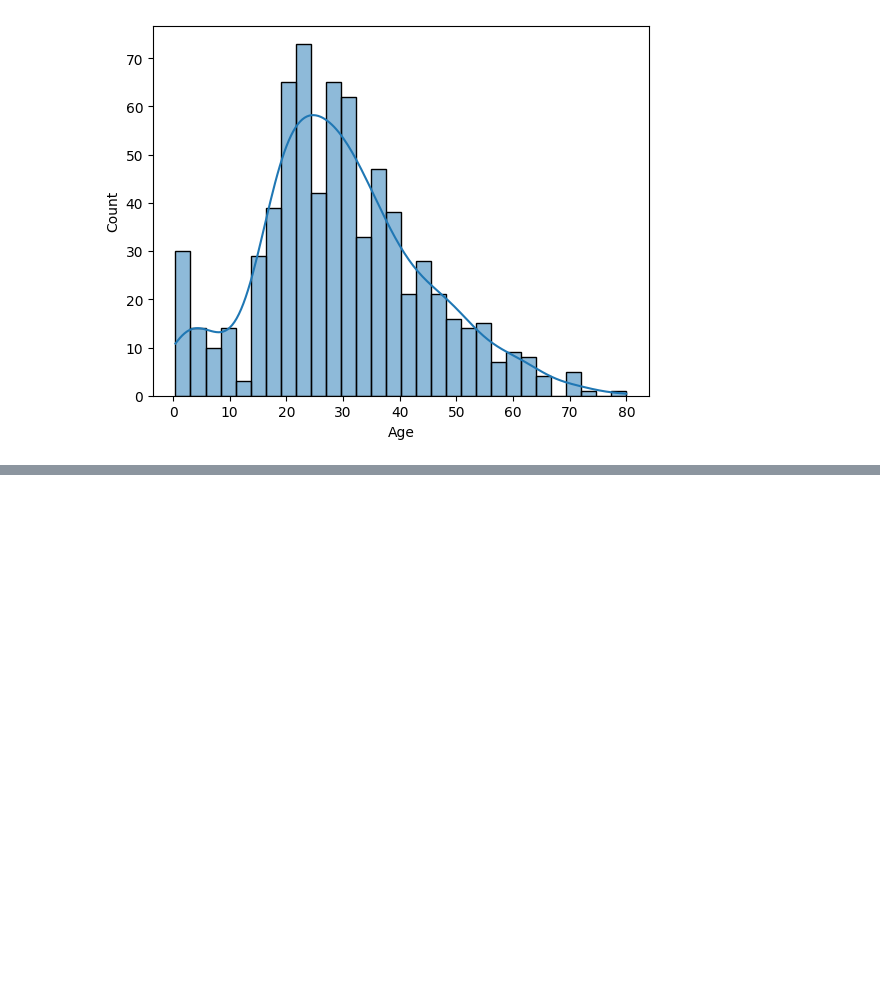
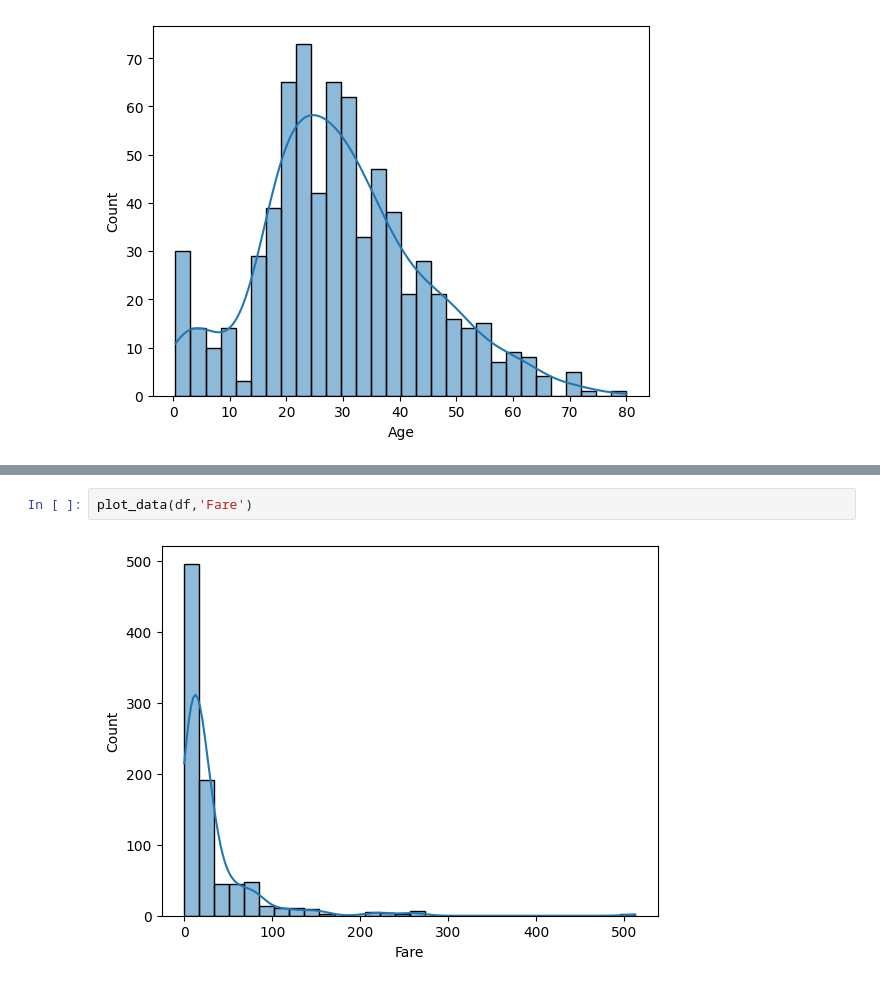
Before and after one commit to singh-manavv/Titanic-Dataset, a Jupyter notebook: titanic.ipynb, the cells around one changed output, grey strips where cells are left out. Drawn from its saved outputs; the diff is of its cells as text; blank space fills up the shorter version.

```diff
--- a/titanic.ipynb
+++ b/titanic.ipynb
@@ -96,0 +101,4 @@ plot_data(df,'Age')
+# %%
+plot_data(df,'Fare')
+# %% [output]
+[figure, added]
```
Also changed, not shown: parts of 6 cells of this notebook.
